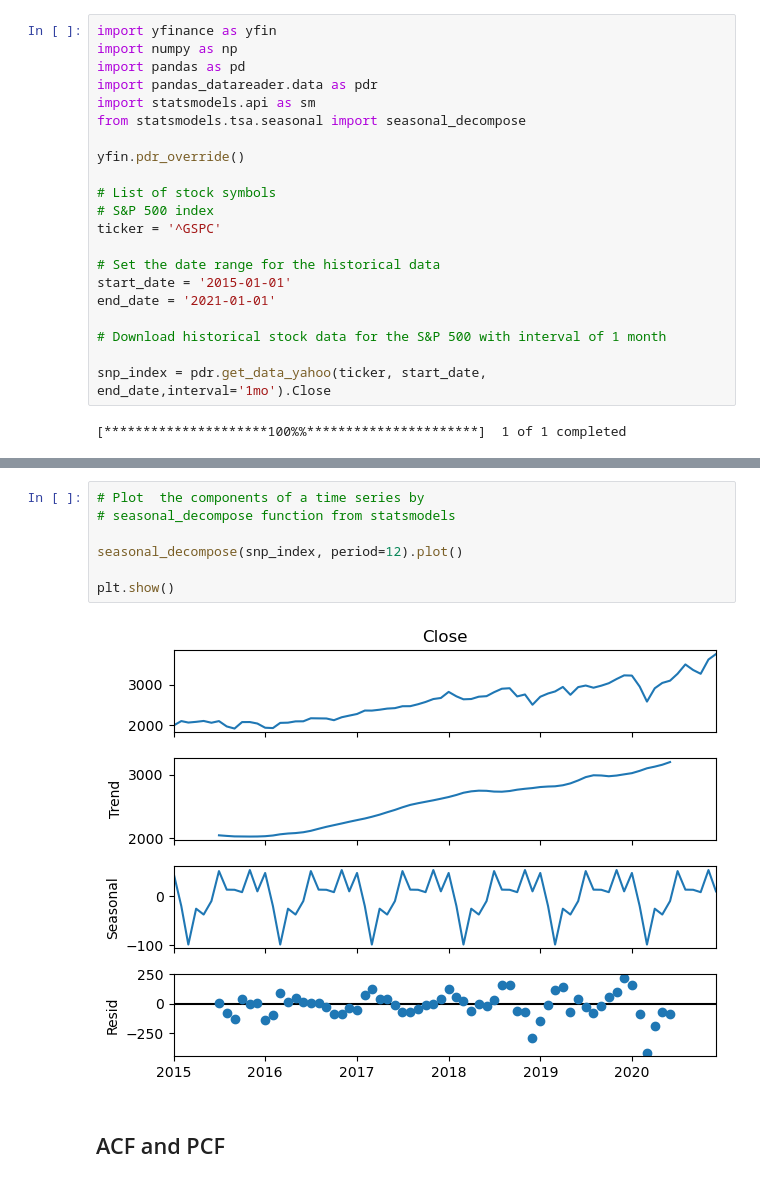
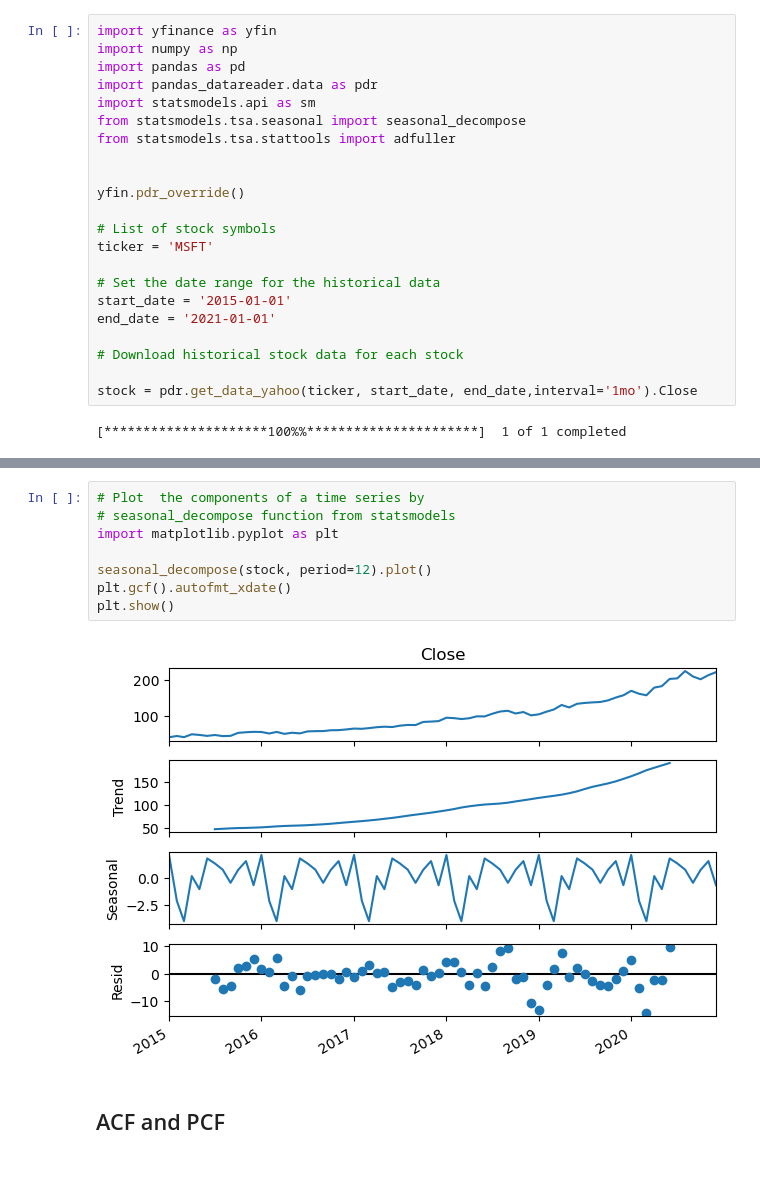
Before and after one commit to ansingh16/risk-management, a Jupyter notebook: ML_modeling.ipynb, the cells around one changed output, grey strips where cells are left out. Cells and saved outputs as stored; diff of their text form.

```diff
--- a/ML_modeling.ipynb
+++ b/ML_modeling.ipynb
@@ -11,19 +9,20 @@ import pandas as pd
 import pandas_datareader.data as pdr
 import statsmodels.api as sm
 from statsmodels.tsa.seasonal import seasonal_decompose
+from statsmodels.tsa.stattools import adfuller
+
 
 yfin.pdr_override()
 
 # List of stock symbols
-# S&P 500 index
-ticker = '^GSPC'
+ticker = 'MSFT'
 
 # Set the date range for the historical data
 start_date = '2015-01-01'
 end_date = '2021-01-01'
 
-# Download historical stock data for the S&P 500 with interval of 1 month
+# Download historical stock data for each stock
 
-snp_index = pdr.get_data_yahoo(ticker, start_date, end_date,interval='1mo').Close
+stock = pdr.get_data_yahoo(ticker, start_date, end_date,interval='1mo').Close
 # %% [output]
 [*********************100%%**********************]  1 of 1 completed
@@ -35,12 +29,13 @@ snp_index.plot()
 # %%
 # Plot  the components of a time series by
 # seasonal_decompose function from statsmodels
+import matplotlib.pyplot as plt
 
-seasonal_decompose(snp_index, period=12).plot()
-
+seasonal_decompose(stock, period=12).plot()
+plt.gcf().autofmt_xdate()
 plt.show()
 # %% [output]
-[figure, old version]
+[figure, new version]
 # %% [markdown]
 ## ACF and PCF
 # %% [markdown]
```
Also changed, not shown: parts of 20 cells of this notebook, 2 other files.
